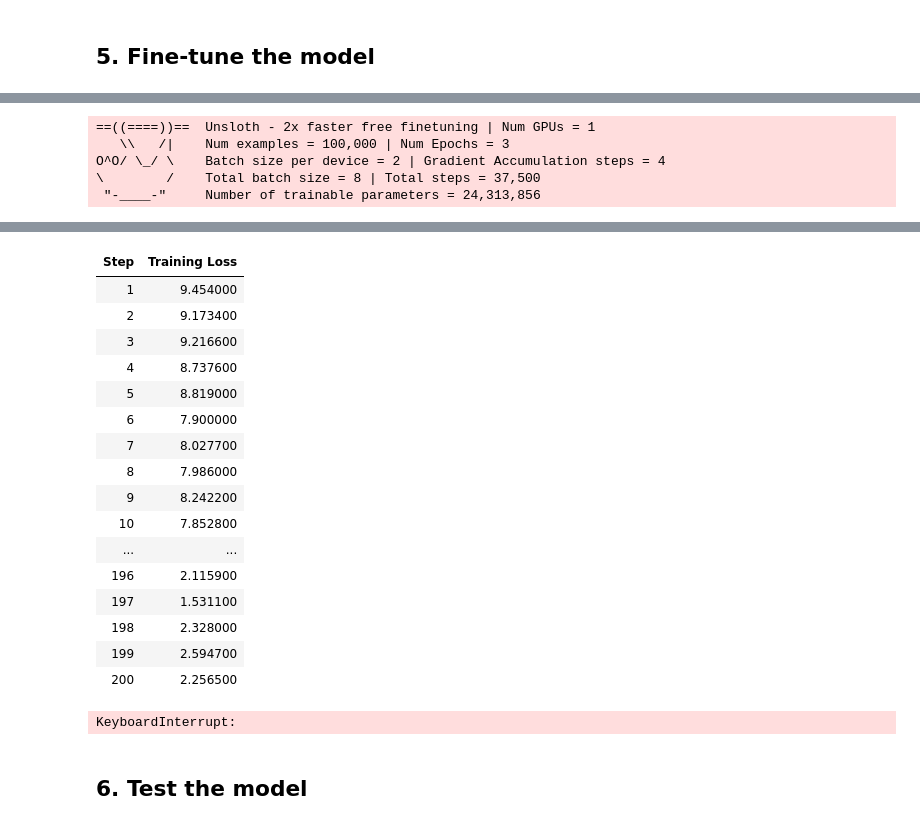
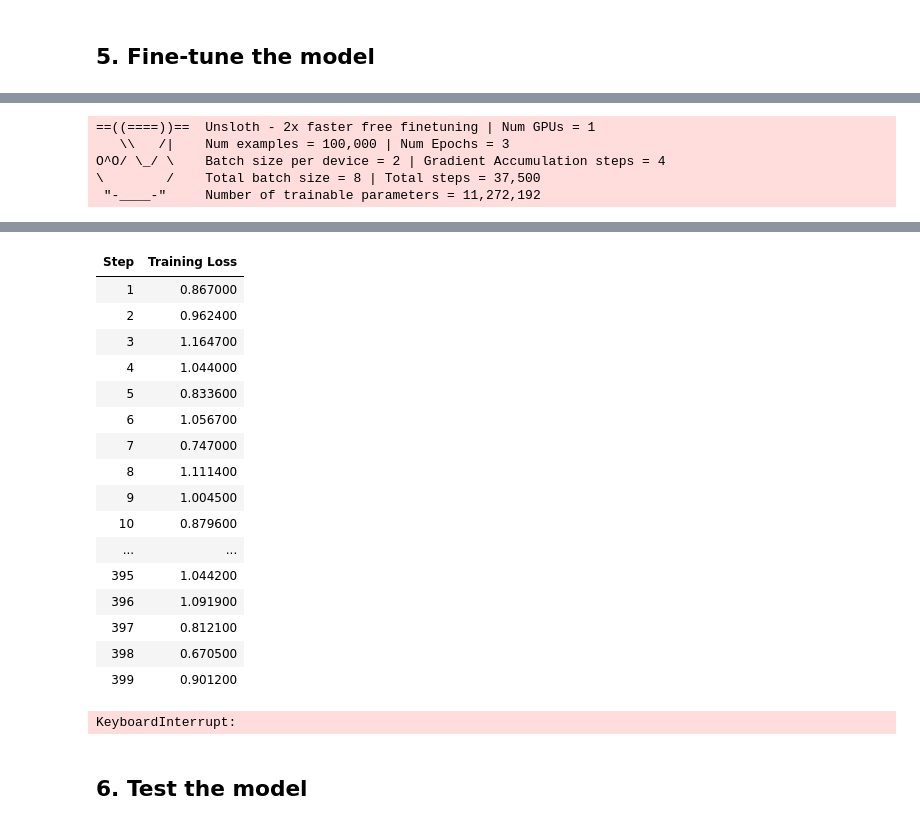
Before and after one commit to Taiwar/ID2223-lab2, a Jupyter notebook: notebooks/unsloth_tuning.ipynb, the cells around one changed output, grey strips where cells are left out. Cells and saved outputs as stored; diff of their text form; code cells hidden in the pictures.

Commit message:
Change base model to 1B version. Tweak training params and add test code to load model from checkpoint.

```diff
--- a/notebooks/unsloth_tuning.ipynb
+++ b/notebooks/unsloth_tuning.ipynb
@@ -22,7 +22,7 @@ True
 ## 1. Download the model
 # %%
 from transformers import AutoTokenizer, AutoModelForCausalLM
-base_model_name = "unsloth/Llama-3.2-3B-Instruct"
+base_model_name = "unsloth/Llama-3.2-1B-Instruct"
 tokenizer = AutoTokenizer.from_pretrained(base_model_name)
 model = AutoModelForCausalLM.from_pretrained(base_model_name)
 # %%
@@ -150,10 +152,10 @@ trainer = SFTTrainer(
         weight_decay = 0.01,
         lr_scheduler_type = "linear",
         seed = 3407,
-        output_dir = "outputs",
+        output_dir = "outputs/" + base_model_name,
         report_to = "none", # Use this for WandB etc
         save_strategy = "steps",
-        save_steps = 50,
+        save_steps = 100,
     ),
 )
 # %%
@@ -172,9 +177,9 @@ print(f"{start_gpu_memory} GB of memory reserved.")
 # %%
-trainer_stats = trainer.train()
-# trainer_stats = trainer.train(resume_from_checkpoint = True)
+# trainer_stats = trainer.train()
+trainer_stats = trainer.train(resume_from_checkpoint = True)
 # %% [output]
 ==((====))==  Unsloth - 2x faster free finetuning | Num GPUs = 1
    \\   /|    Num examples = 100,000 | Num Epochs = 3
 O^O/ \_/ \    Batch size per device = 2 | Gradient Accumulation steps = 4
 \        /    Total batch size = 8 | Total steps = 37,500
- "-____-"     Number of trainable parameters = 24,313,856
+ "-____-"     Number of trainable parameters = 11,272,192
@@ -182,20 +187,20 @@ O^O/ \_/ \    Batch size per device = 2 | Gradient Accumulation steps = 4
 | Step | Training Loss |
-| 1 | 9.454000 |
-| 2 | 9.173400 |
-| 3 | 9.216600 |
-| 4 | 8.737600 |
-| 5 | 8.819000 |
-| 6 | 7.900000 |
-| 7 | 8.027700 |
-| 8 | 7.986000 |
-| 9 | 8.242200 |
-| 10 | 7.852800 |
+| 1 | 0.867000 |
+| 2 | 0.962400 |
+| 3 | 1.164700 |
+| 4 | 1.044000 |
+| 5 | 0.833600 |
+| 6 | 1.056700 |
+| 7 | 0.747000 |
+| 8 | 1.111400 |
+| 9 | 1.004500 |
+| 10 | 0.879600 |
 | ... | ... |
-| 196 | 2.115900 |
-| 197 | 1.531100 |
-| 198 | 2.328000 |
-| 199 | 2.594700 |
-| 200 | 2.256500 |
+| 395 | 1.044200 |
+| 396 | 1.091900 |
+| 397 | 0.812100 |
+| 398 | 0.670500 |
+| 399 | 0.901200 |
 KeyboardInterrupt:
 # %% [markdown]
 ## 6. Test the model
```
Also changed, not shown: parts of 8 cells of this notebook, 1 other file.
